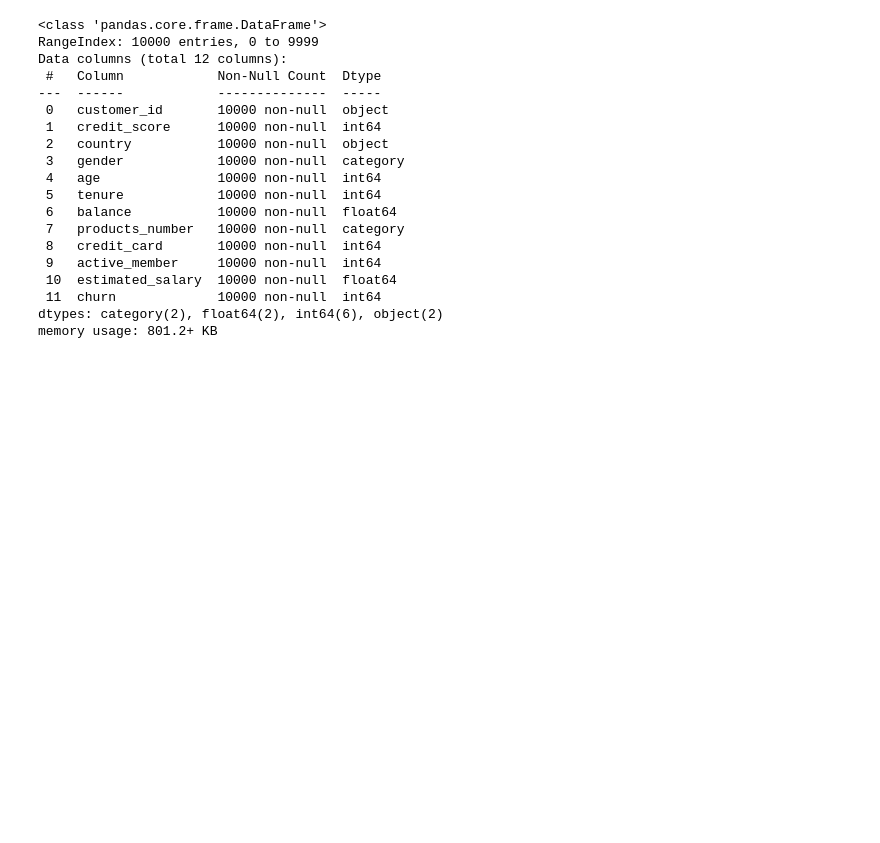
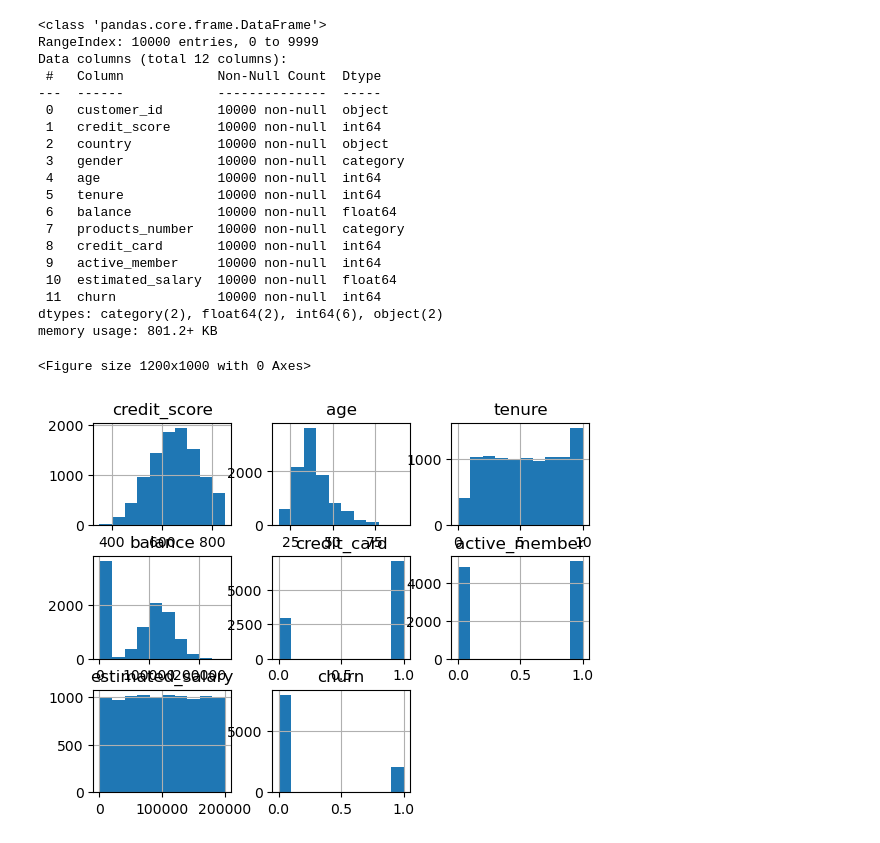
Before and after one commit to bakasheddy/RetainMe-Predicting-Customer-Retention, a Jupyter notebook: Notebook.ipynb, the cells around one changed output. Saved outputs shown, nothing was run; the diff lists cells and outputs as text; code cells hidden in the pictures; blank space fills up the shorter version.

```diff
--- a/Notebook.ipynb
+++ b/Notebook.ipynb
@@ -5,7 +5,7 @@ import matplotlib.pyplot as plt
 import seaborn as sns
 %matplotlib inline
 # %%
-df = pd.read_csv('Bank Customer Churn Prediction.csv')
+df = pd.read_csv('Bank Customer Churn Prediction Dataset.csv')
 # %%
 df
 # %% [output]
@@ -115,3 +115,9 @@ Data columns (total 12 columns):
  11  churn             10000 non-null  int64
 dtypes: category(2), float64(2), int64(6), object(2)
 memory usage: 801.2+ KB
+# %%
+plt.figure(figsize=[12,10])
+df.hist();
+# %% [output]
+<Figure size 1200x1000 with 0 Axes>
+[figure, added]
```
Also changed, not shown: parts of 4 cells of this notebook.
